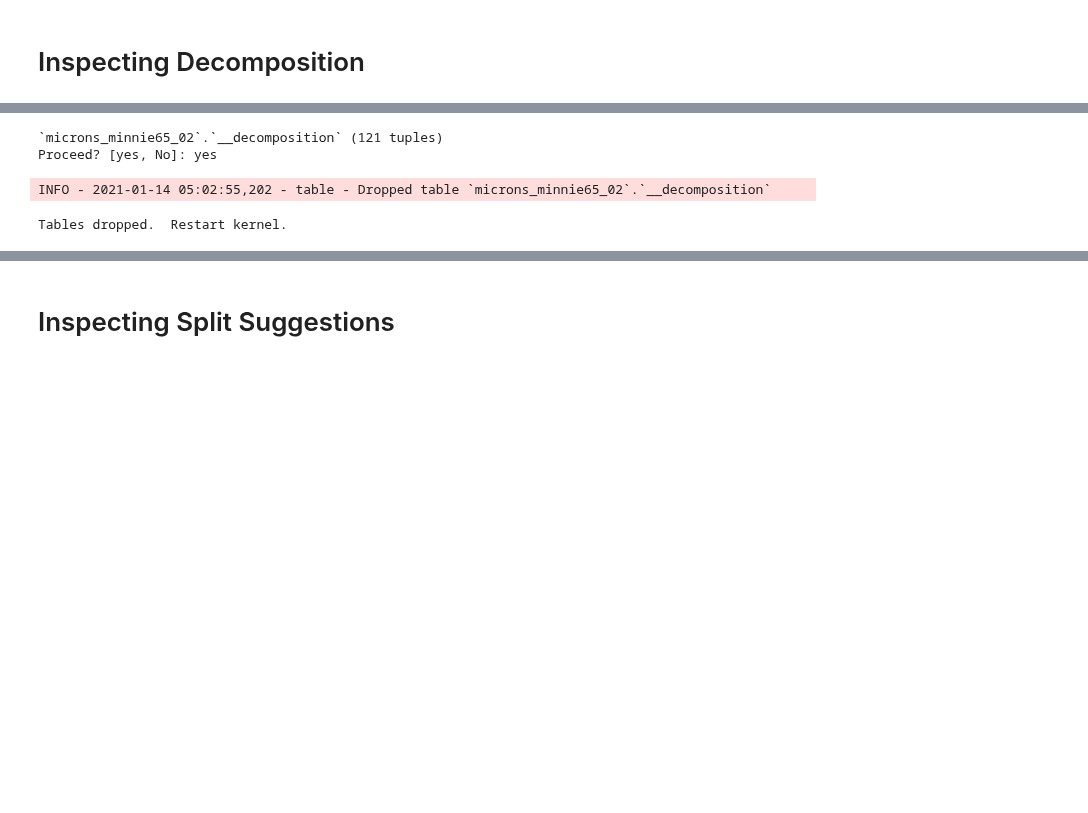
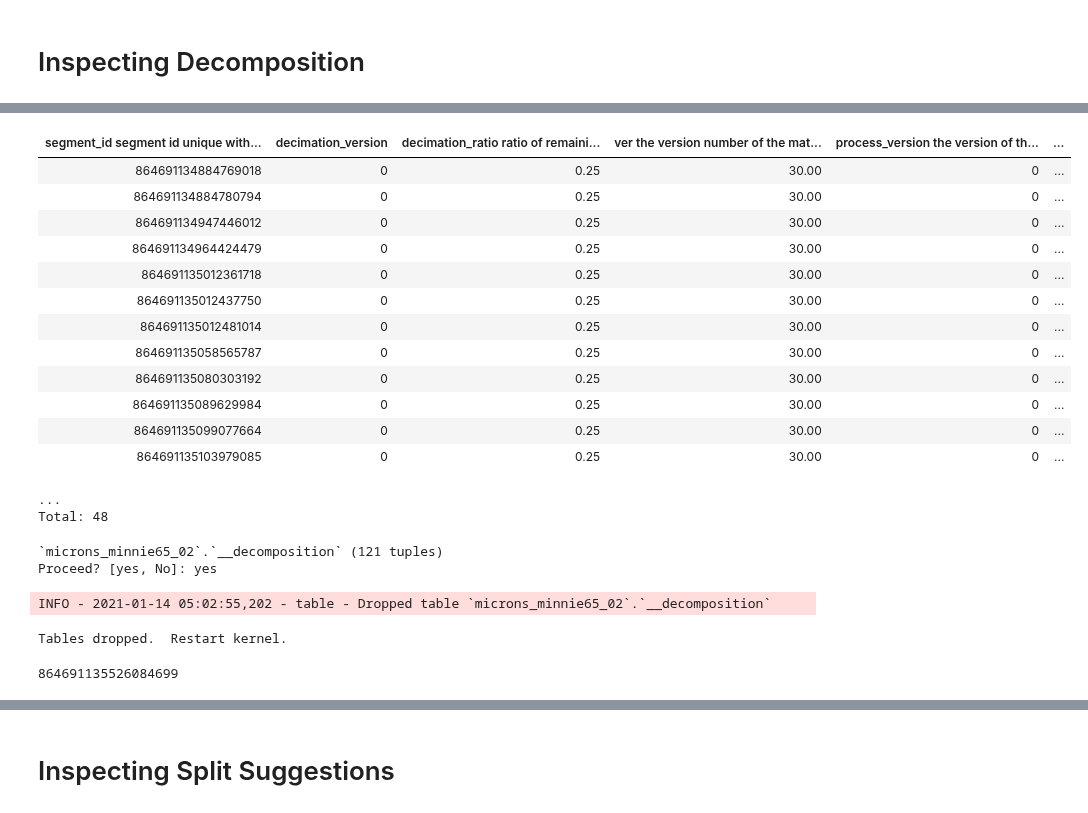
Before and after one commit to celiibrendan/neuron_mesh_tools, a Jupyter notebook: Auto_Proofreading/Preprocessing_Pipeline/Inspecting_Run.ipynb, the cells around one changed output, grey strips where cells are left out. Drawn from its saved outputs; the diff is of its cells as text; code cells hidden in the pictures; blank space fills up the shorter version.

```diff
--- a/Auto_Proofreading/Preprocessing_Pipeline/Inspecting_Run.ipynb
+++ b/Auto_Proofreading/Preprocessing_Pipeline/Inspecting_Run.ipynb
@@ -116,3 +337,21 @@ AssertionError: Declaration context is not set
+# %%
+minnie.Decomposition() & "n_somas > 2"
+# %% [output]
+| segment_id segment id unique with... | decimation_version | decimation_ratio ratio of remaini... | ver the version number of the mat... | process_version the version of th... | ... |
+| 864691134884769018 | 0 | 0.25 | 30.00 | 0 | ... |
+| 864691134884780794 | 0 | 0.25 | 30.00 | 0 | ... |
+| 864691134947446012 | 0 | 0.25 | 30.00 | 0 | ... |
+| 864691134964424479 | 0 | 0.25 | 30.00 | 0 | ... |
+| 864691135012361718 | 0 | 0.25 | 30.00 | 0 | ... |
+| 864691135012437750 | 0 | 0.25 | 30.00 | 0 | ... |
+| 864691135012481014 | 0 | 0.25 | 30.00 | 0 | ... |
+| 864691135058565787 | 0 | 0.25 | 30.00 | 0 | ... |
+| 864691135080303192 | 0 | 0.25 | 30.00 | 0 | ... |
+| 864691135089629984 | 0 | 0.25 | 30.00 | 0 | ... |
+| 864691135099077664 | 0 | 0.25 | 30.00 | 0 | ... |
+| 864691135103979085 | 0 | 0.25 | 30.00 | 0 | ... |
+...
+Total: 48
 # %%
 # minnie.Decomposition.drop()
 # schema.external['decomposition'].delete(delete_external_files=True)
@@ -131,0 +369,5 @@ curr_segment_id = 864691135462301853
+# %%
+curr_segment_id = seg_ids_non_soma[-50]
+curr_segment_id
+# %% [output]
+864691135526084699
```
Also changed, not shown: parts of 51 cells of this notebook, 26 other files.
